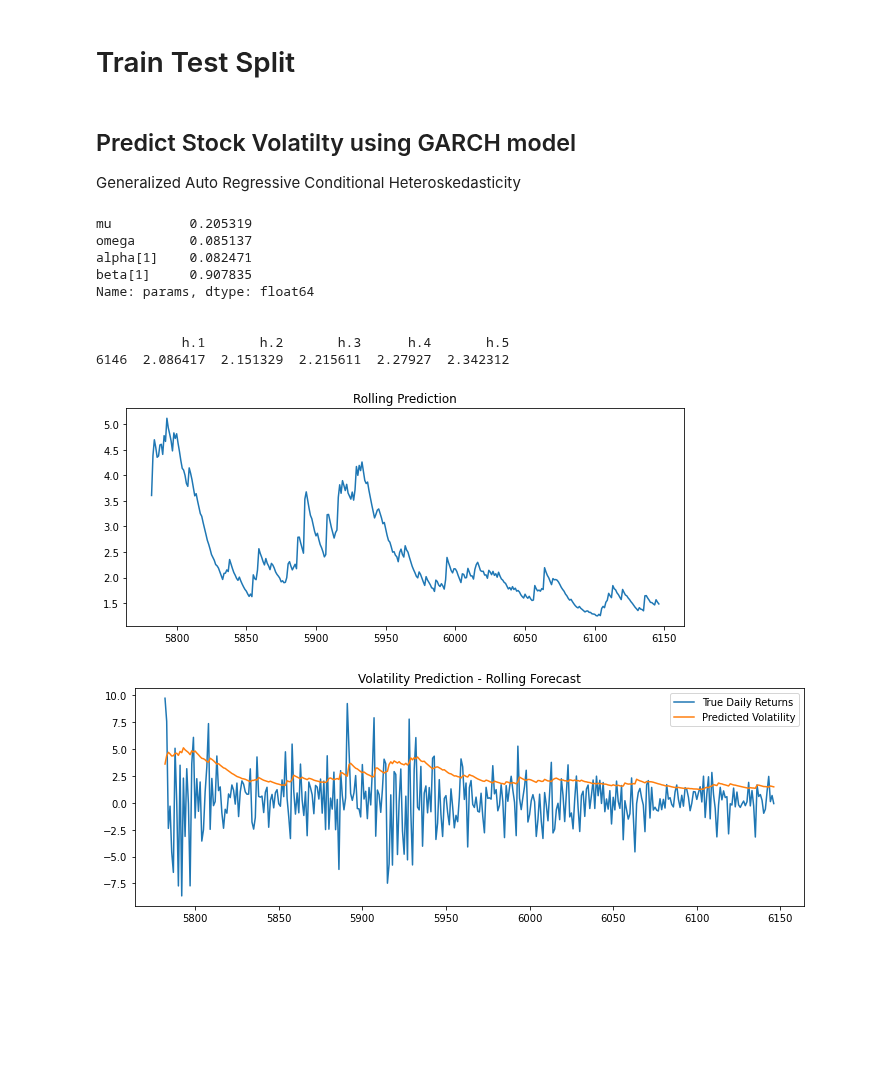
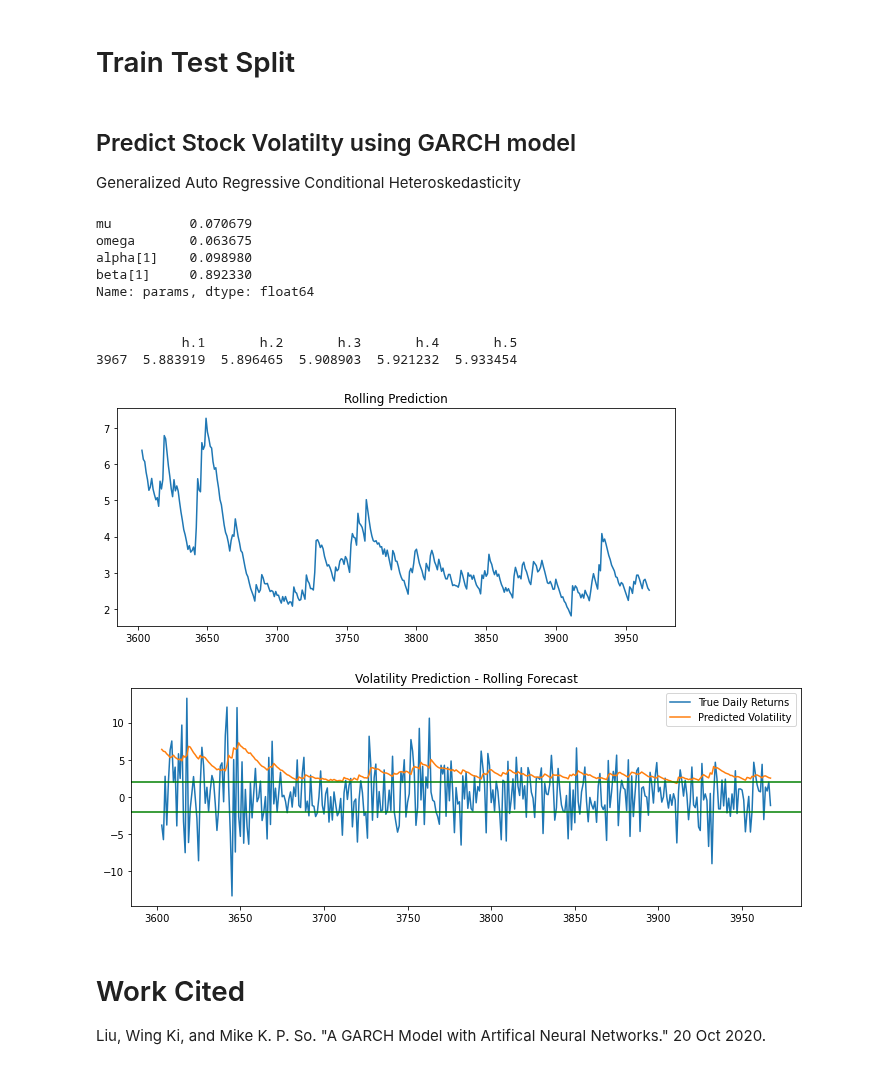
Before and after one commit to Neural-Matrix-LLC/Stock-and-ETF-Prediction, a Jupyter notebook: mysql-garch.ipynb, the cells around one changed output. Cells and saved outputs as stored; diff of their text form; code cells hidden in the pictures; blank space fills up the shorter version.

```diff
--- a/mysql-garch.ipynb
+++ b/mysql-garch.ipynb
@@ -53,7 +53,7 @@ try:
         password=PASSWORD,
         database="GlobalMarketData"
     )
-    query = "SELECT Date, Close, Open, High, Low, Volume from histdailyprice3 WHERE Symbol='AAPL';"
+    query = "SELECT Date, Close, Open, High, Low, Volume from histdailyprice3 WHERE Symbol='XOP';"
     df = pd.read_sql(query, conn)
     conn.close()
 except Exception as e:
@@ -150,7 +164,7 @@ n_test = int(0.7 * len(df))
 train, test = df[:-n_test], df[-n_test:]
 # %% [markdown]
 ## Predict Stock Volatilty using GARCH model
-Generalized Auto Regressive Conditional Heteroskedasticity
+Generalized Auto Regressive Conditional Heteroskedasticity <br>
 # %%
 garch_model = arch_model(df['Return'], p = 1, q = 1,
                       mean = 'constant', vol = 'GARCH', dist = 'normal')
@@ -163,18 +177,22 @@ print('\n')
 gm_forecast = gm_result.forecast(horizon = 5)
 print(gm_forecast.variance[-1:])
 # %% [output]
-mu          0.205319
-omega       0.085137
-alpha[1]    0.082471
-beta[1]     0.907835
+mu          0.070679
+omega       0.063675
+alpha[1]    0.098980
+beta[1]     0.892330
 Name: params, dtype: float64
 
 
-           h.1       h.2       h.3      h.4       h.5
-6146  2.086417  2.151329  2.215611  2.27927  2.342312
+           h.1       h.2       h.3       h.4       h.5
+3967  5.883919  5.896465  5.908903  5.921232  5.933454
 # %%
 rolling_predictions = []
 test_size = 365
+
+# Parameters
+p = 1
+q = 1
 
 for i in range(test_size):
     train = df['Return'][:-(test_size-i)]
@@ -190,13 +208,15 @@ plt.plot(rolling_predictions)
 plt.title('Rolling Prediction')
 plt.show()
 # %% [output]
-[figure, old version]
+[figure, new version]
 # %%
 plt.figure(figsize=(12,4))
 plt.plot(df['Return'][-365:])
 plt.plot(rolling_predictions)
+plt.axhline(y=2, color='g', linestyle='-')
+plt.axhline(y=-2, color='g', linestyle='-')
 plt.title('Volatility Prediction - Rolling Forecast')
 plt.legend(['True Daily Returns', 'Predicted Volatility'])
 plt.show()
 # %% [output]
-[figure, old version]
+[figure, new version]
@@ -202,0 +229,3 @@ plt.show()
+# %% [markdown]
+# Work Cited
+Liu, Wing Ki, and Mike K. P. So. "A GARCH Model with Artifical Neural Networks." 20 Oct 2020.
```
Also changed, not shown: parts of 9 cells of this notebook.
